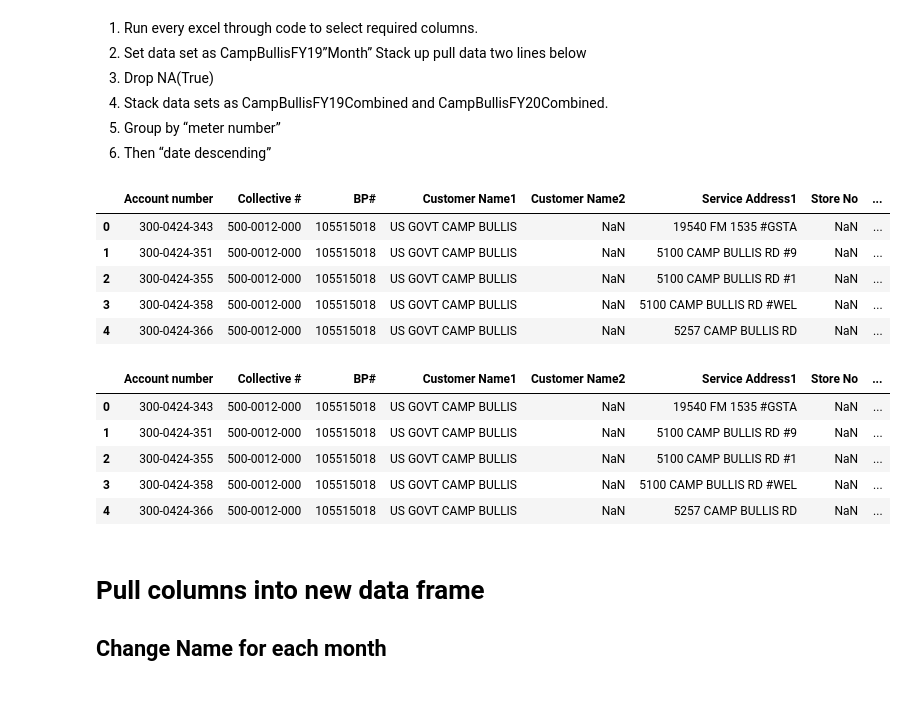
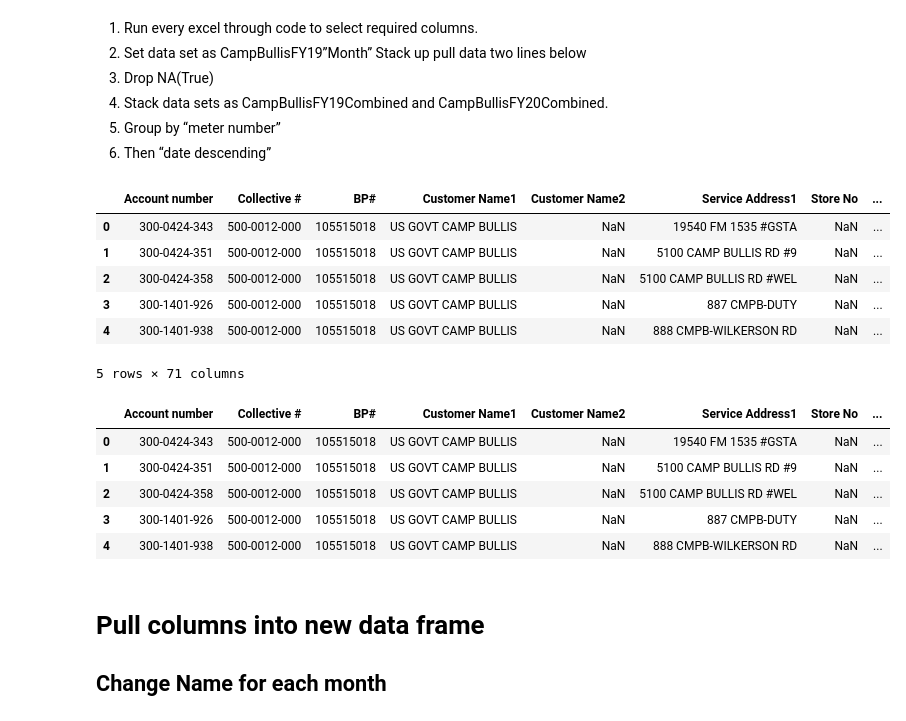
Before and after one commit to ryanjussery/Final_Project, a Jupyter notebook: Initial Data Wrangling to Write CSV.ipynb, the cells around one changed output. Cells and saved outputs as stored; diff of their text form; code cells hidden in the pictures.

```diff
--- a/Initial Data Wrangling to Write CSV.ipynb
+++ b/Initial Data Wrangling to Write CSV.ipynb
@@ -10,27 +10,28 @@
 6. Then “date descending”
 # %%
 import pandas as pd
-CampBullisFY19Apr = pd.read_excel('Data/Energy Data/Converted Invoices/FY 21/Camp Bullis Apr 21.xlsx')
+CampBullisFY19 = pd.read_excel('Data/Energy Data/Converted Invoices/FY 20/FY 20.xlsx')
 # %%
-CampBullisFY19Apr.head()
+CampBullisFY19.head()
 # %% [output]
 |  | Account number | Collective # | BP# | Customer Name1 | Customer Name2 | Service Address1 | Store No | ... |
 | 0 | 300-0424-343 | 500-0012-000 | 105515018 | US GOVT CAMP BULLIS | NaN | 19540 FM 1535 #GSTA | NaN | ... |
 | 1 | 300-0424-351 | 500-0012-000 | 105515018 | US GOVT CAMP BULLIS | NaN | 5100 CAMP BULLIS RD #9 | NaN | ... |
-| 2 | 300-0424-355 | 500-0012-000 | 105515018 | US GOVT CAMP BULLIS | NaN | 5100 CAMP BULLIS RD #1 | NaN | ... |
-| 3 | 300-0424-358 | 500-0012-000 | 105515018 | US GOVT CAMP BULLIS | NaN | 5100 CAMP BULLIS RD #WEL | NaN | ... |
-| 4 | 300-0424-366 | 500-0012-000 | 105515018 | US GOVT CAMP BULLIS | NaN | 5257 CAMP BULLIS RD | NaN | ... |
+| 2 | 300-0424-358 | 500-0012-000 | 105515018 | US GOVT CAMP BULLIS | NaN | 5100 CAMP BULLIS RD #WEL | NaN | ... |
+| 3 | 300-1401-926 | 500-0012-000 | 105515018 | US GOVT CAMP BULLIS | NaN | 887 CMPB-DUTY | NaN | ... |
+| 4 | 300-1401-938 | 500-0012-000 | 105515018 | US GOVT CAMP BULLIS | NaN | 888 CMPB-WILKERSON RD | NaN | ... |
+5 rows × 71 columns
 # %%
 pd.set_option('display.max_columns', None)
 # %%
-CampBullisFY19Apr.head()
+CampBullisFY19.head()
 # %% [output]
 |  | Account number | Collective # | BP# | Customer Name1 | Customer Name2 | Service Address1 | Store No | ... |
 | 0 | 300-0424-343 | 500-0012-000 | 105515018 | US GOVT CAMP BULLIS | NaN | 19540 FM 1535 #GSTA | NaN | ... |
 | 1 | 300-0424-351 | 500-0012-000 | 105515018 | US GOVT CAMP BULLIS | NaN | 5100 CAMP BULLIS RD #9 | NaN | ... |
-| 2 | 300-0424-355 | 500-0012-000 | 105515018 | US GOVT CAMP BULLIS | NaN | 5100 CAMP BULLIS RD #1 | NaN | ... |
-| 3 | 300-0424-358 | 500-0012-000 | 105515018 | US GOVT CAMP BULLIS | NaN | 5100 CAMP BULLIS RD #WEL | NaN | ... |
-| 4 | 300-0424-366 | 500-0012-000 | 105515018 | US GOVT CAMP BULLIS | NaN | 5257 CAMP BULLIS RD | NaN | ... |
+| 2 | 300-0424-358 | 500-0012-000 | 105515018 | US GOVT CAMP BULLIS | NaN | 5100 CAMP BULLIS RD #WEL | NaN | ... |
+| 3 | 300-1401-926 | 500-0012-000 | 105515018 | US GOVT CAMP BULLIS | NaN | 887 CMPB-DUTY | NaN | ... |
+| 4 | 300-1401-938 | 500-0012-000 | 105515018 | US GOVT CAMP BULLIS | NaN | 888 CMPB-WILKERSON RD | NaN | ... |
 # %% [markdown]
 # Pull columns into new data frame
 ## Change Name for each month
```
Also changed, not shown: parts of 11 cells of this notebook, 8 other files.
